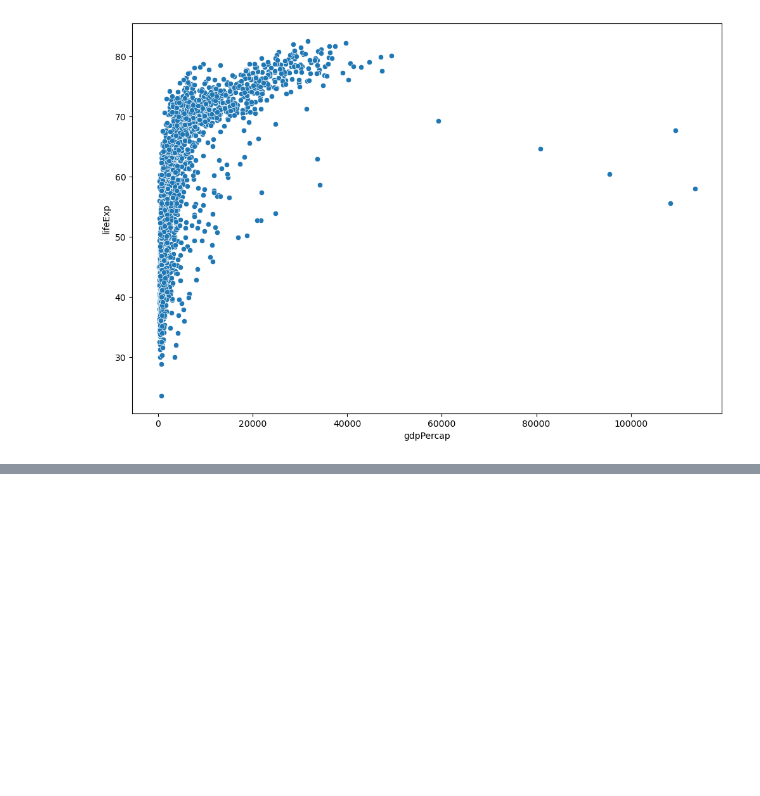
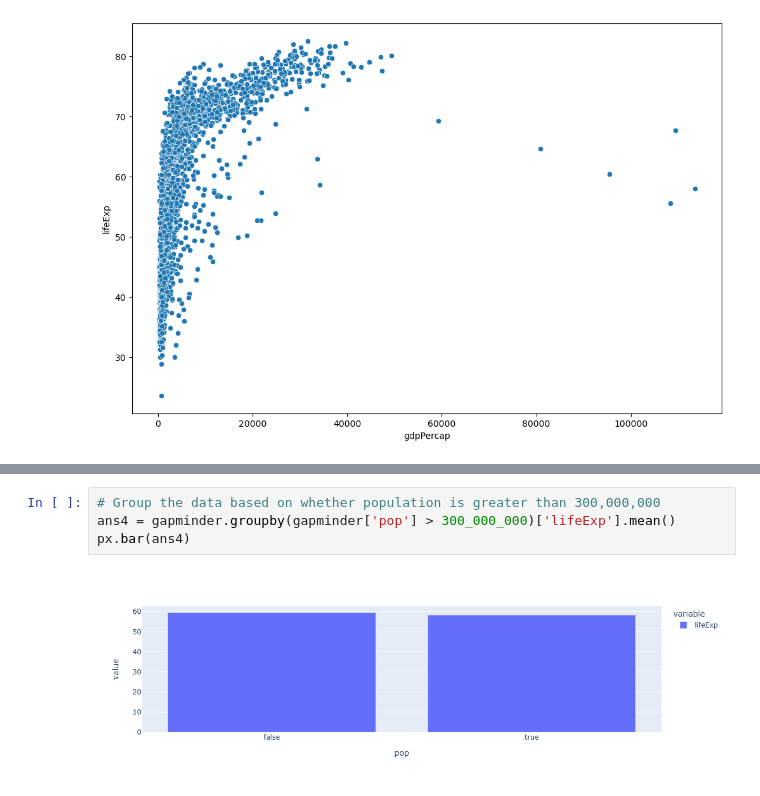
Before and after one commit to elmunoz42/python-plots, a Jupyter notebook: plot-examples.ipynb, the cells around one changed output, grey strips where cells are left out. Saved outputs shown, nothing was run; the diff lists cells and outputs as text; blank space fills up the shorter version.

```diff
--- a/plot-examples.ipynb
+++ b/plot-examples.ipynb
@@ -65,0 +76,6 @@ scatterplot3_fig.savefig('images/plot4.png')
+# %%
+# Group the data based on whether population is greater than 300,000,000
+ans4 = gapminder.groupby(gapminder['pop'] > 300_000_000)['lifeExp'].mean()
+px.bar(ans4)
+# %% [output]
+[figure, added]
```
Also changed, not shown: parts of 2 cells of this notebook.
